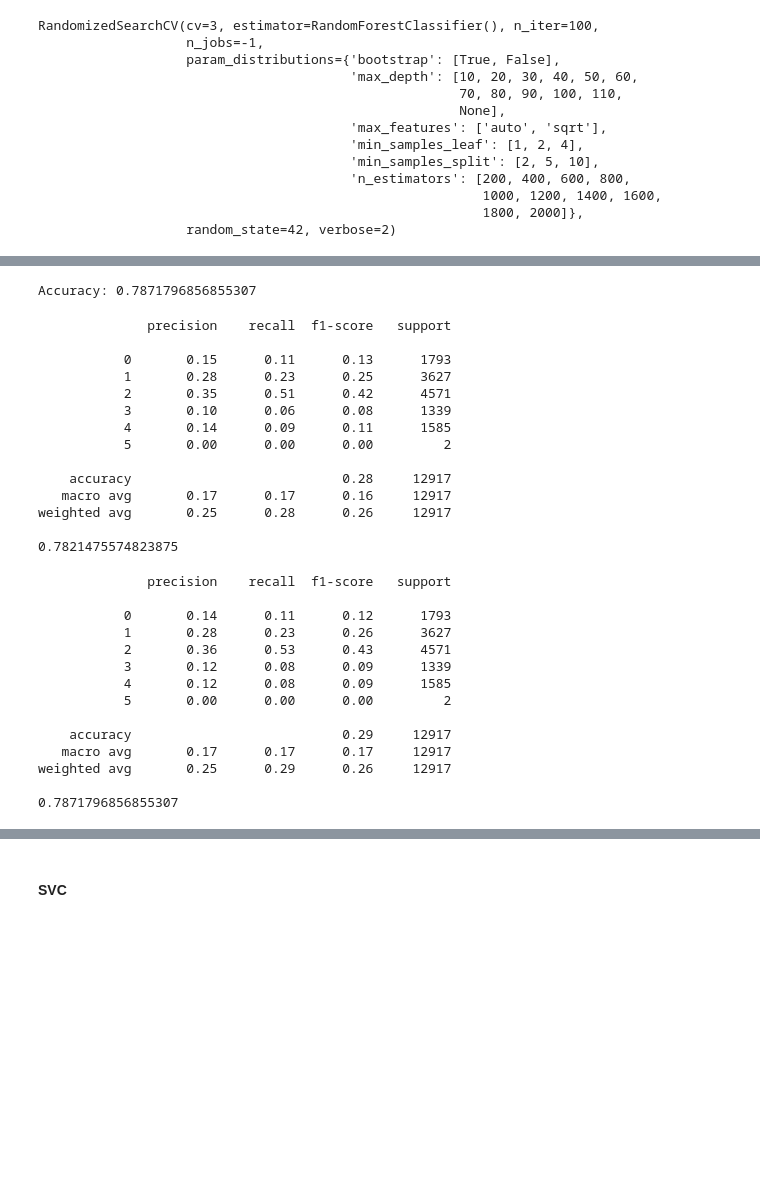
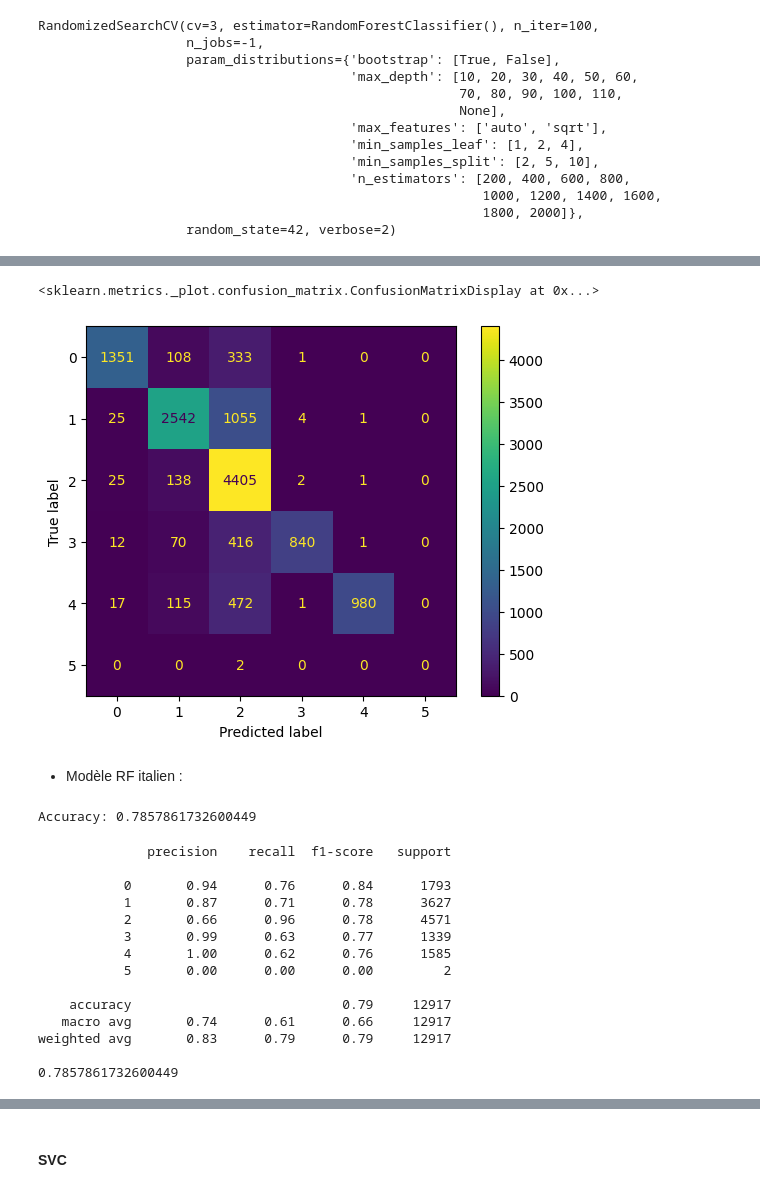
Before and after one commit to jmasSN/deft_2009, a Jupyter notebook: Codes/extract_main_final.ipynb, the cells around one changed output, grey strips where cells are left out. Drawn from its saved outputs; the diff is of its cells as text; code cells hidden in the pictures; blank space fills up the shorter version.

```diff
--- a/Codes/extract_main_final.ipynb
+++ b/Codes/extract_main_final.ipynb
@@ -126,8 +128,7 @@ print(train_text[58109])
 # %%
-vectorizer = TfidfVectorizer(stop_words = stopwords, max_df=0.9, min_df=0.001)
-#fit_transforme pour le train
+vectorizer = TfidfVectorizer(stop_words = stopwords, min_df=10)
+
 X_train = vectorizer.fit_transform(train_text)
-#transforme pour le test pour la surapprendre
 X_test = vectorizer.transform(test_text)
-# Chaque mots qui apparaissent en MIN
+
 features = vectorizer.get_feature_names_out()
@@ -454 +489,10 @@ weighted avg       0.83      0.79      0.79     12917
+# %%
+cm_fr = confusion_matrix(y_test_fr, y_pred_fr)
+
+ConfusionMatrixDisplay(confusion_matrix=cm_fr).plot()
+# %% [output]
+<sklearn.metrics._plot.confusion_matrix.ConfusionMatrixDisplay at 0x...>
+[figure, added]
+# %% [markdown]
+- Modèle RF italien :
 # %%
@@ -458,43 +502,23 @@ y_pred = rfit.predict(X_test_it)
 # %%
-accuracy = accuracy_score(y_test_it, y_pred)
-print("Accuracy:", accuracy)
+accuracy_it = accuracy_score(y_test_it, y_pred_it)
+print("Accuracy:", accuracy_it)
 # %% [output]
-Accuracy: 0.7871796856855307
+Accuracy: 0.7857861732600449
-# %%
-from sklearn.metrics import classification_report
-print(classification_report(y_test_fr, y_pred))
-print(rffr.score(X_test_fr, y_test_fr))
-# %% [output]
-              precision    recall  f1-score   support
-
-           0       0.15      0.11      0.13      1793
-           1       0.28      0.23      0.25      3627
-           2       0.35      0.51      0.42      4571
-           3       0.10      0.06      0.08      1339
-           4       0.14      0.09      0.11      1585
-           5       0.00      0.00      0.00         2
-
-    accuracy                           0.28     12917
-   macro avg       0.17      0.17      0.16     12917
-weighted avg       0.25      0.28      0.26     12917
-
-0.7821475574823875
 # %%
-from sklearn.metrics import classification_report
-print(classification_report(y_test_it, y_pred))
+print(classification_report(y_test_it, y_pred_it))
 print(rfit.score(X_test_it, y_test_it))
 # %% [output]
               precision    recall  f1-score   support
 
-           0       0.14      0.11      0.12      1793
-           1       0.28      0.23      0.26      3627
-           2       0.36      0.53      0.43      4571
-           3       0.12      0.08      0.09      1339
-           4       0.12      0.08      0.09      1585
+           0       0.94      0.76      0.84      1793
+           1       0.87      0.71      0.78      3627
+           2       0.66      0.96      0.78      4571
+           3       0.99      0.63      0.77      1339
+           4       1.00      0.62      0.76      1585
            5       0.00      0.00      0.00         2
 
-    accuracy                           0.29     12917
-   macro avg       0.17      0.17      0.17     12917
-weighted avg       0.25      0.29      0.26     12917
+    accuracy                           0.79     12917
+   macro avg       0.74      0.61      0.66     12917
+weighted avg       0.83      0.79      0.79     12917
 
-0.7871796856855307
+0.7857861732600449
```
Also changed, not shown: parts of 47 cells of this notebook.
